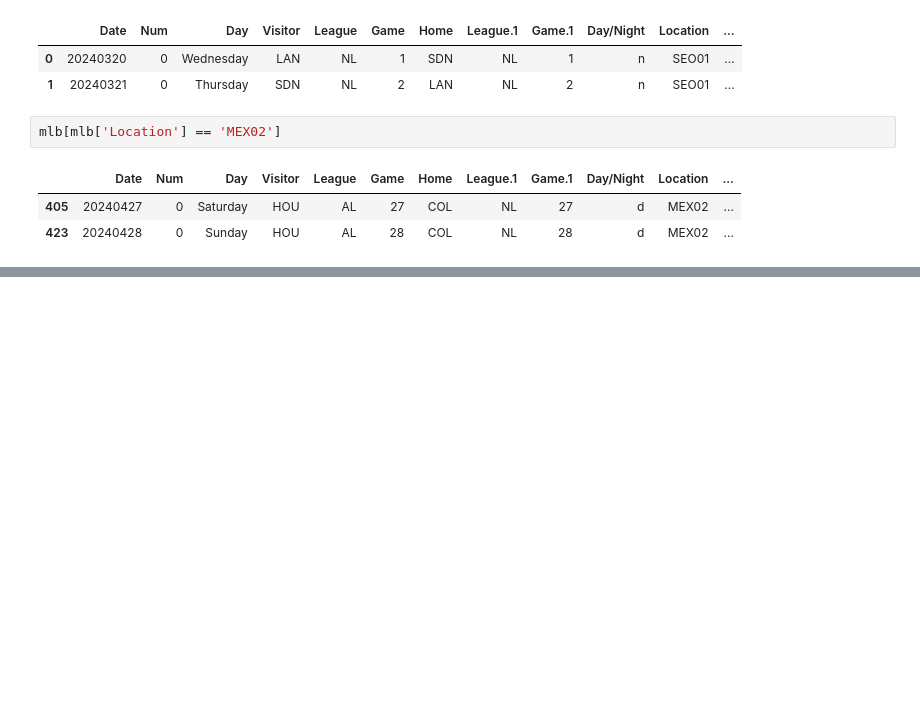
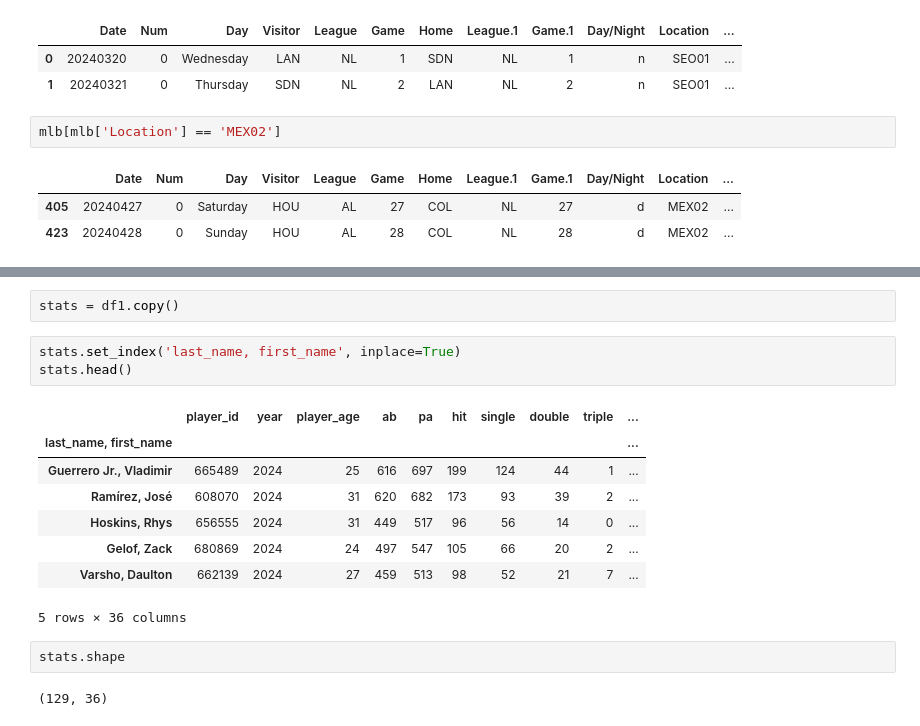
Before and after one commit to apbadzioch/MLB_Things, a Jupyter notebook: MLB/MLBstats2024/2024.ipynb, the cells around one changed output, grey strips where cells are left out. Cells and saved outputs as stored; diff of their text form; blank space fills up the shorter version.

```diff
--- a/MLB/MLBstats2024/2024.ipynb
+++ b/MLB/MLBstats2024/2024.ipynb
@@ -212,0 +224,18 @@ mlb[mlb['Location'] == 'MEX02']
+# %%
+stats = df1.copy()
+# %%
+stats.set_index('last_name, first_name', inplace=True)
+stats.head()
+# %% [output]
+|  | player_id | year | player_age | ab | pa | hit | single | double | triple | ... |
+| last_name, first_name |  |  |  |  |  |  |  |  |  | ... |
+| Guerrero Jr., Vladimir | 665489 | 2024 | 25 | 616 | 697 | 199 | 124 | 44 | 1 | ... |
+| Ramírez, José | 608070 | 2024 | 31 | 620 | 682 | 173 | 93 | 39 | 2 | ... |
+| Hoskins, Rhys | 656555 | 2024 | 31 | 449 | 517 | 96 | 56 | 14 | 0 | ... |
+| Gelof, Zack | 680869 | 2024 | 24 | 497 | 547 | 105 | 66 | 20 | 2 | ... |
+| Varsho, Daulton | 662139 | 2024 | 27 | 459 | 513 | 98 | 52 | 21 | 7 | ... |
+5 rows × 36 columns
+# %%
+stats.shape
+# %% [output]
+(129, 36)
```
Also changed, not shown: parts of 6 cells of this notebook, 10 other files.
